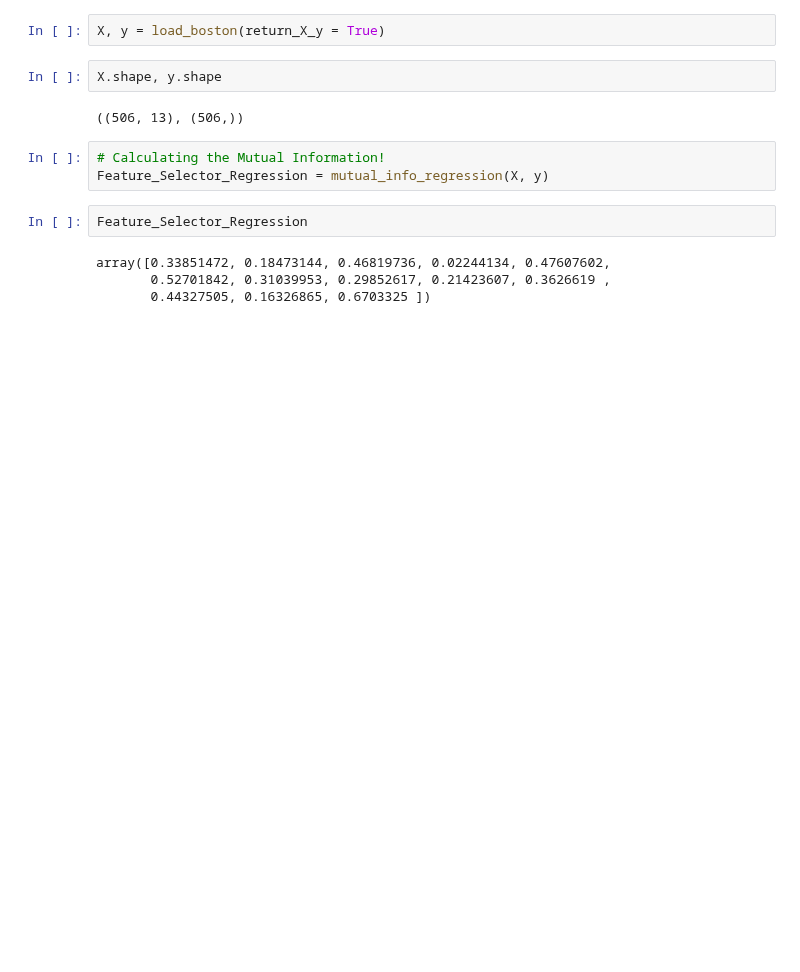
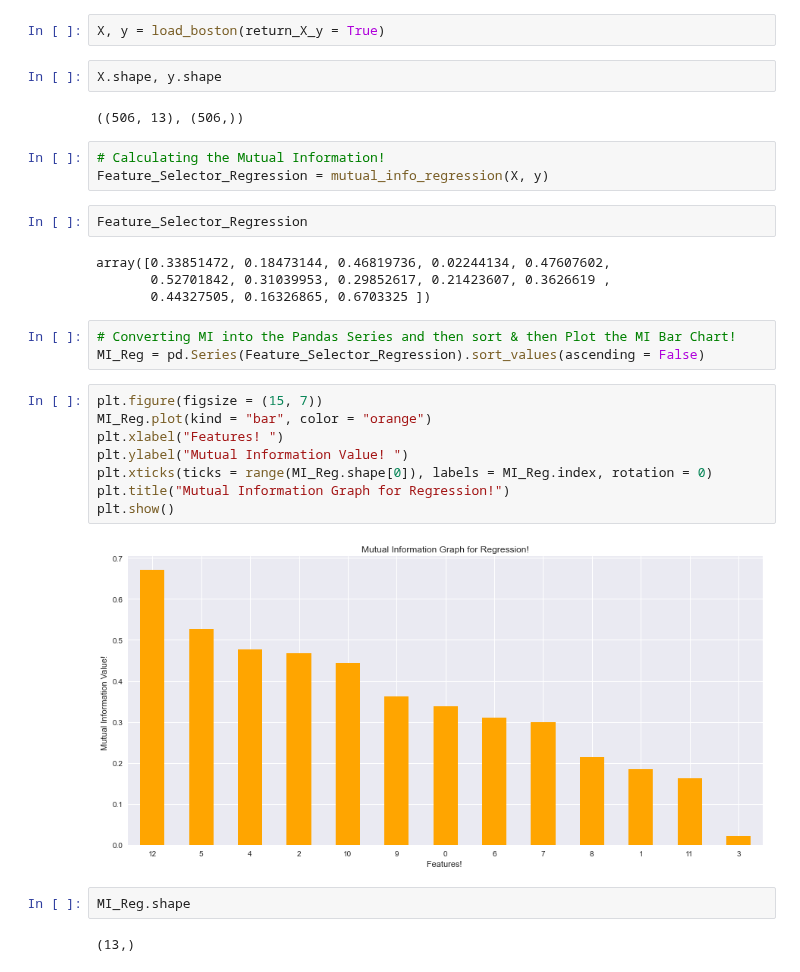
Before and after one commit to HarshitDawar55/Feature-Selection, a Jupyter notebook: Statistical-Methods/Mutual Information.ipynb, the cells around one changed output. Drawn from its saved outputs; the diff is of its cells as text; blank space fills up the shorter version.

```diff
--- a/Statistical-Methods/Mutual Information.ipynb
+++ b/Statistical-Methods/Mutual Information.ipynb
@@ -137,3 +137,20 @@ Feature_Selector_Regression
 array([0.33851472, 0.18473144, 0.46819736, 0.02244134, 0.47607602,
        0.52701842, 0.31039953, 0.29852617, 0.21423607, 0.3626619 ,
        0.44327505, 0.16326865, 0.6703325 ])
+# %%
+# Converting MI into the Pandas Series and then sort & then Plot the MI Bar Chart!
+MI_Reg = pd.Series(Feature_Selector_Regression).sort_values(ascending = False)
+# %%
+plt.figure(figsize = (15, 7))
+MI_Reg.plot(kind = "bar", color = "orange")
+plt.xlabel("Features! ")
+plt.ylabel("Mutual Information Value! ")
+plt.xticks(ticks = range(MI_Reg.shape[0]), labels = MI_Reg.index, rotation = 0)
+plt.title("Mutual Information Graph for Regression!")
+plt.show()
+# %% [output]
+[figure, added]
+# %%
+MI_Reg.shape
+# %% [output]
+(13,)
```
